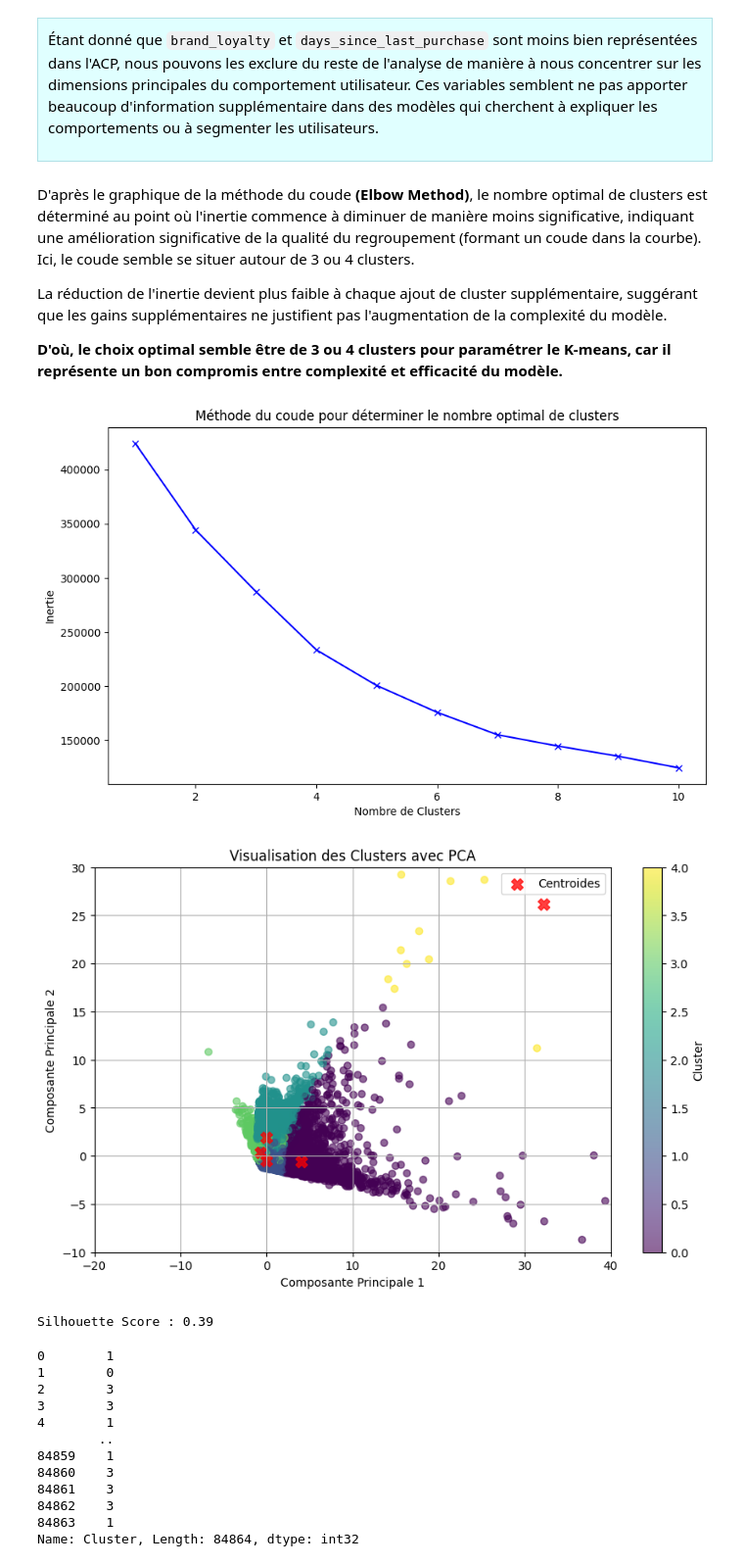
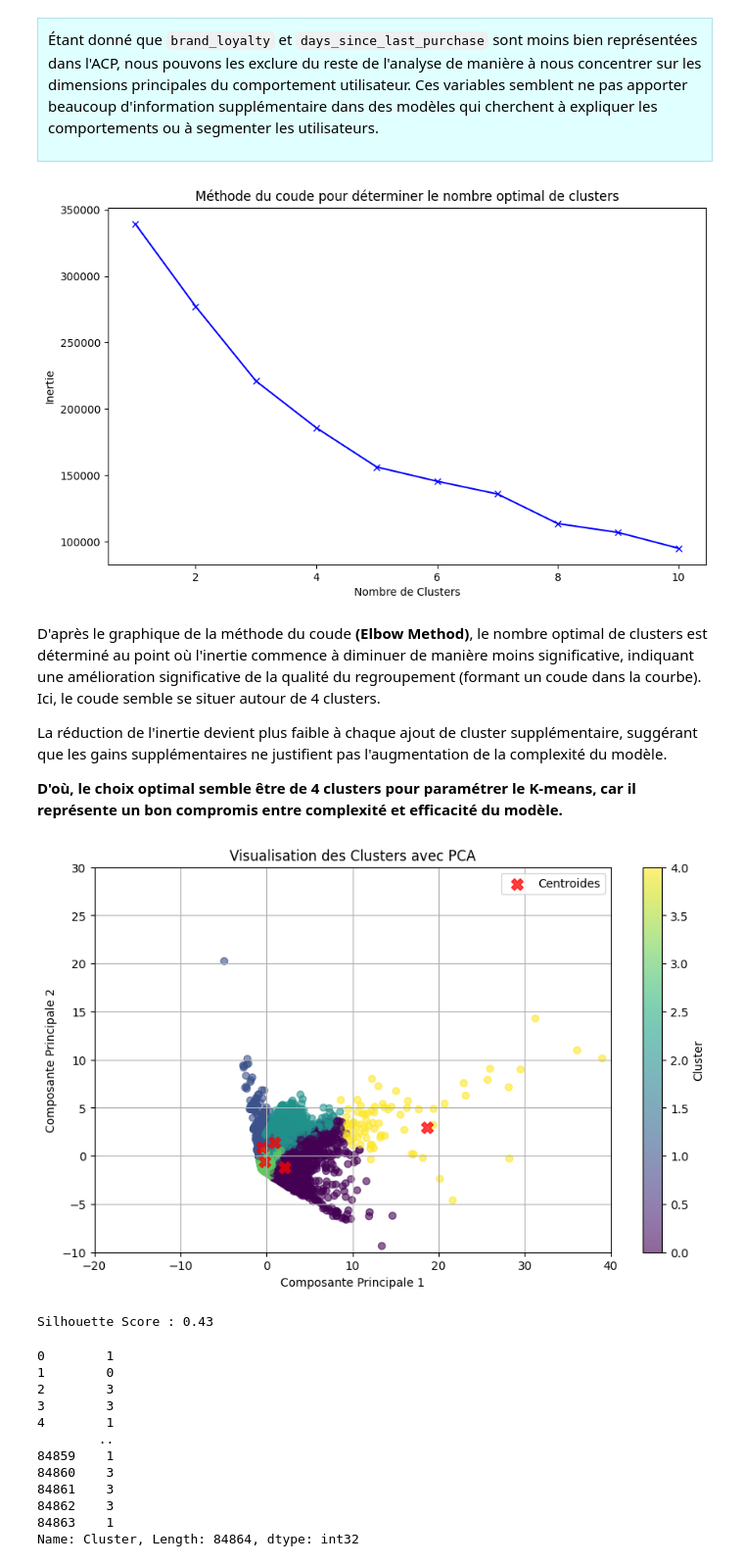
Before and after one commit to EricIrjam/e-amazing, a Jupyter notebook: 3_ACP_K-means_Amazing.ipynb, the cells around one changed output. Shown: that part at 98% size. Saved outputs shown, nothing was run; the diff lists cells and outputs as text; code cells hidden in the pictures.

```diff
--- a/3_ACP_K-means_Amazing.ipynb
+++ b/3_ACP_K-means_Amazing.ipynb
@@ -365,7 +371,6 @@ from sklearn.metrics import silhouette_score
 #    #'avg_session_duration'
 # ]
 variables_pour_clustering = [
-    'number_of_views_7m',
     'number_of_sessions_7m',
     'loyalty_score',
     'total_purchase_value',
@@ -397,15 +402,17 @@ plt.xlabel('Nombre de Clusters')
 plt.ylabel('Inertie')
 plt.title('Méthode du coude pour déterminer le nombre optimal de clusters')
 plt.show()
+# %% [output]
+[figure, added]
 # %% [markdown]
-D'après le graphique de la méthode du coude **(Elbow Method)**, le nombre optimal de clusters est déterminé au point où l'inertie commence à diminuer de manière moins significative, indiquant une amélioration significative de la qualité du regroupement (formant un coude dans la courbe).  Ici, le coude semble se situer autour de 3 ou 4 clusters.
+D'après le graphique de la méthode du coude **(Elbow Method)**, le nombre optimal de clusters est déterminé au point où l'inertie commence à diminuer de manière moins significative, indiquant une amélioration significative de la qualité du regroupement (formant un coude dans la courbe).  Ici, le coude semble se situer autour de 4 clusters.
 
 La réduction de l'inertie devient plus faible à chaque ajout de cluster supplémentaire, suggérant que les gains supplémentaires ne justifient pas l'augmentation de la complexité du modèle.
 
-**D'où, le choix optimal semble être de 3 ou 4 clusters pour paramétrer le K-means, car il représente un bon compromis entre complexité et efficacité du modèle.**
+**D'où, le choix optimal semble être de  4 clusters pour paramétrer le K-means, car il représente un bon compromis entre complexité et efficacité du modèle.**
 # %%
 # Choix du nombre de clusters
-k_optimal = 4
+k_optimal = 5
 kmeans = KMeans(n_clusters=k_optimal, random_state=42)
 clusters = kmeans.fit_predict(X_scaled)
 
@@ -413,36 +420,35 @@ clusters = kmeans.fit_predict(X_scaled)
 df['Cluster'] = clusters
 
 
 
 # Calcul et affichage du Silhouette Score
 silhouette_avg = silhouette_score(X_scaled, clusters)
 
 
 # Visualisation des clusters avec PCA (Réduction de dimension pour la visualisation)
 pca = PCA(n_components=2)
 X_pca = pca.fit_transform(X_scaled)
 
 plt.figure(figsize=(10, 6))
 scatter = plt.scatter(X_pca[:, 0], X_pca[:, 1], c=clusters, cmap='viridis', alpha=0.6)
 
 # Ajout des centroïdes des clusters avec taille réduite
 centroids = pca.transform(kmeans.cluster_centers_)
 plt.scatter(centroids[:, 0], centroids[:, 1], c='red', s=100, alpha=0.75, marker='X', label='Centroides')
 
 plt.title('Visualisation des Clusters avec PCA')
 plt.xlabel('Composante Principale 1')
 plt.ylabel('Composante Principale 2')
 plt.colorbar(scatter, label='Cluster')
 plt.legend()
 plt.xlim(-20, 40)  # Ajustement des limites des axes pour ignorer les outliers extrêmes
 plt.ylim(-10, 30)
 plt.grid(True)
 plt.show()
 print(f"Silhouette Score : {silhouette_avg:.2f}")
 # %% [output]
-[figure, old version]
+[figure, new version]
-[figure, removed]
-Silhouette Score : 0.39
+Silhouette Score : 0.43
 # %%
 df['Cluster']
 # %% [output]
```
Also changed, not shown: parts of 14 cells of this notebook.
